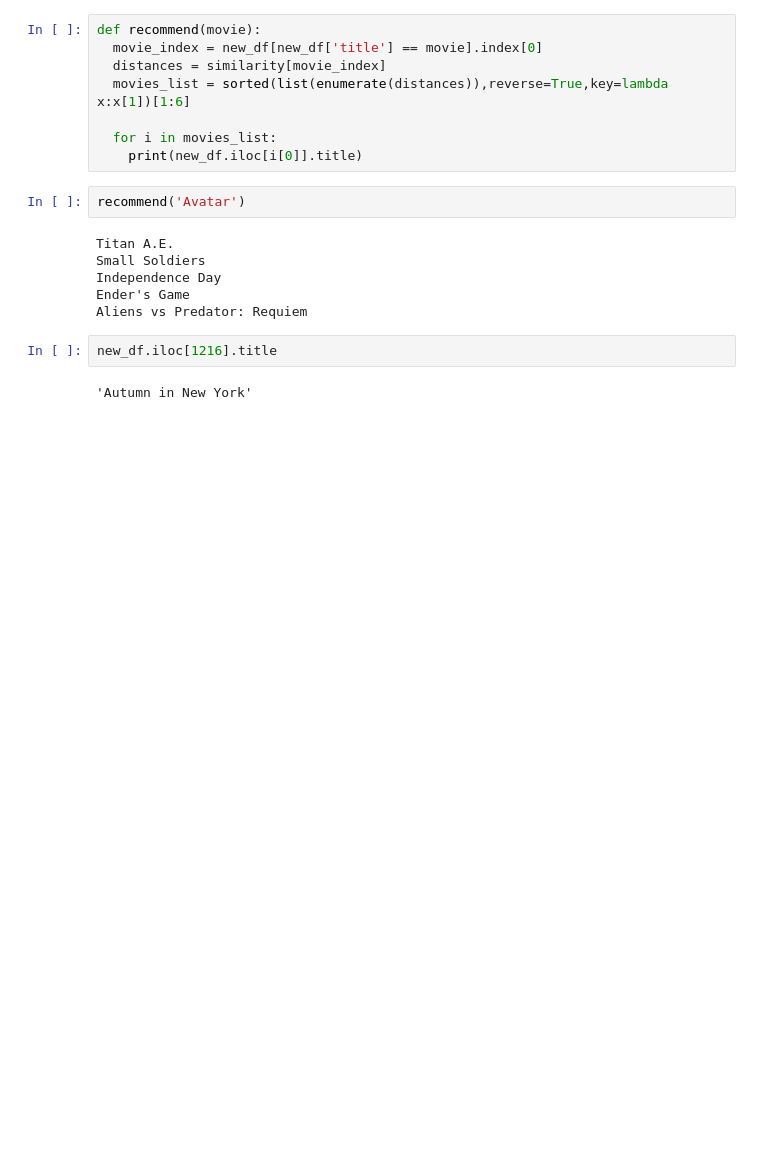
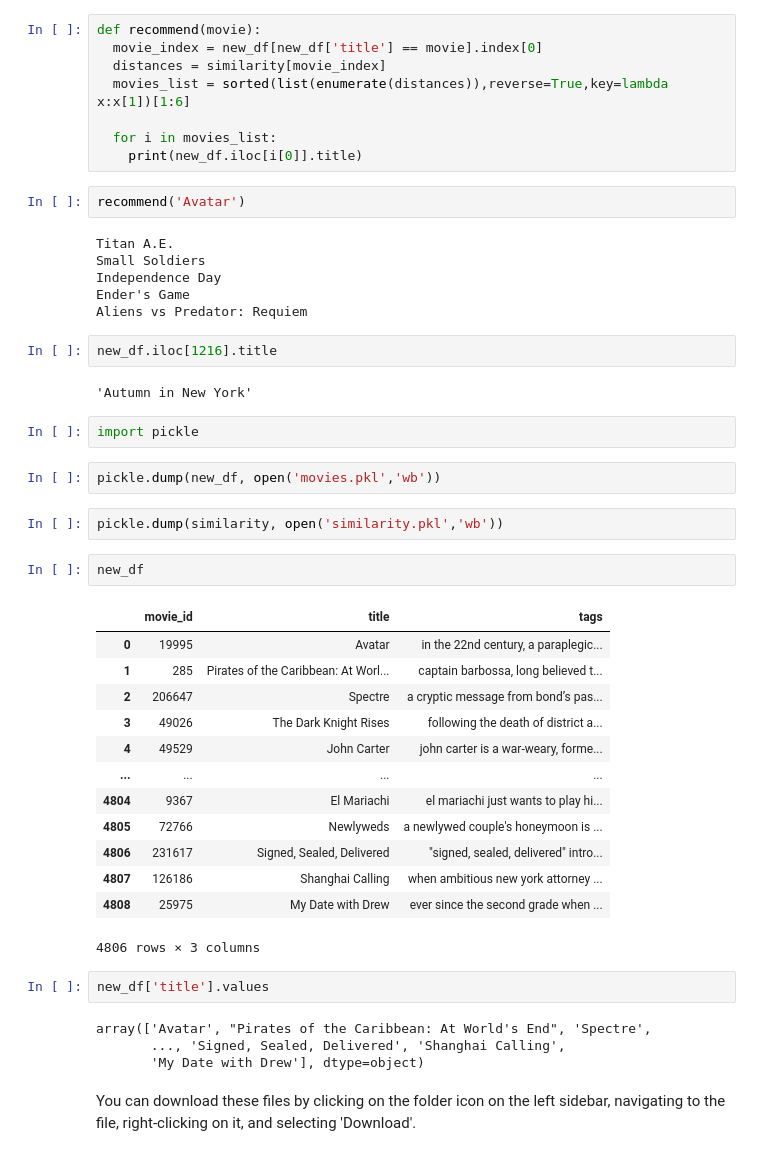
Before and after one commit to codemaster-omvardhan/ML-projects, a Jupyter notebook: movie_recommender_system.ipynb, the cells around one changed output. Drawn from its saved outputs; the diff is of its cells as text; blank space fills up the shorter version.

```diff
--- a/movie_recommender_system.ipynb
+++ b/movie_recommender_system.ipynb
@@ -331,3 +331,33 @@ Aliens vs Predator: Requiem
 new_df.iloc[1216].title
 # %% [output]
 'Autumn in New York'
+# %%
+import pickle
+# %%
+pickle.dump(new_df, open('movies.pkl','wb'))
+# %%
+pickle.dump(similarity, open('similarity.pkl','wb'))
+# %%
+new_df
+# %% [output]
+|  | movie_id | title | tags |
+| 0 | 19995 | Avatar | in the 22nd century, a paraplegic... |
+| 1 | 285 | Pirates of the Caribbean: At Worl... | captain barbossa, long believed t... |
+| 2 | 206647 | Spectre | a cryptic message from bond’s pas... |
+| 3 | 49026 | The Dark Knight Rises | following the death of district a... |
+| 4 | 49529 | John Carter | john carter is a war-weary, forme... |
+| ... | ... | ... | ... |
+| 4804 | 9367 | El Mariachi | el mariachi just wants to play hi... |
+| 4805 | 72766 | Newlyweds | a newlywed couple's honeymoon is ... |
+| 4806 | 231617 | Signed, Sealed, Delivered | "signed, sealed, delivered" intro... |
+| 4807 | 126186 | Shanghai Calling | when ambitious new york attorney ... |
+| 4808 | 25975 | My Date with Drew | ever since the second grade when ... |
+4806 rows × 3 columns
+# %%
+new_df['title'].values
+# %% [output]
+array(['Avatar', "Pirates of the Caribbean: At World's End", 'Spectre',
+       ..., 'Signed, Sealed, Delivered', 'Shanghai Calling',
+       'My Date with Drew'], dtype=object)
+# %% [markdown]
+You can download these files by clicking on the folder icon on the left sidebar, navigating to the file, right-clicking on it, and selecting 'Download'.
```
